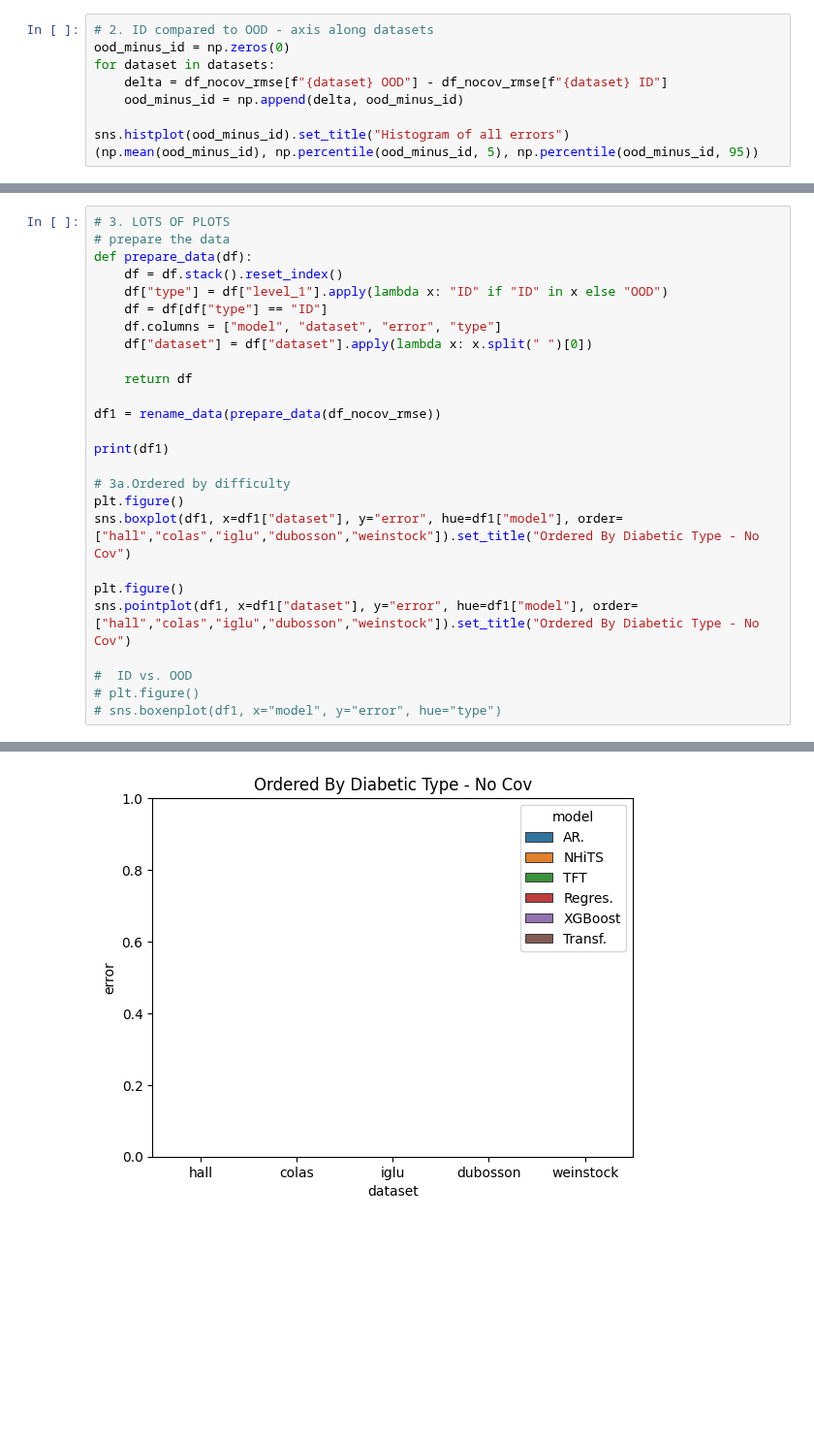
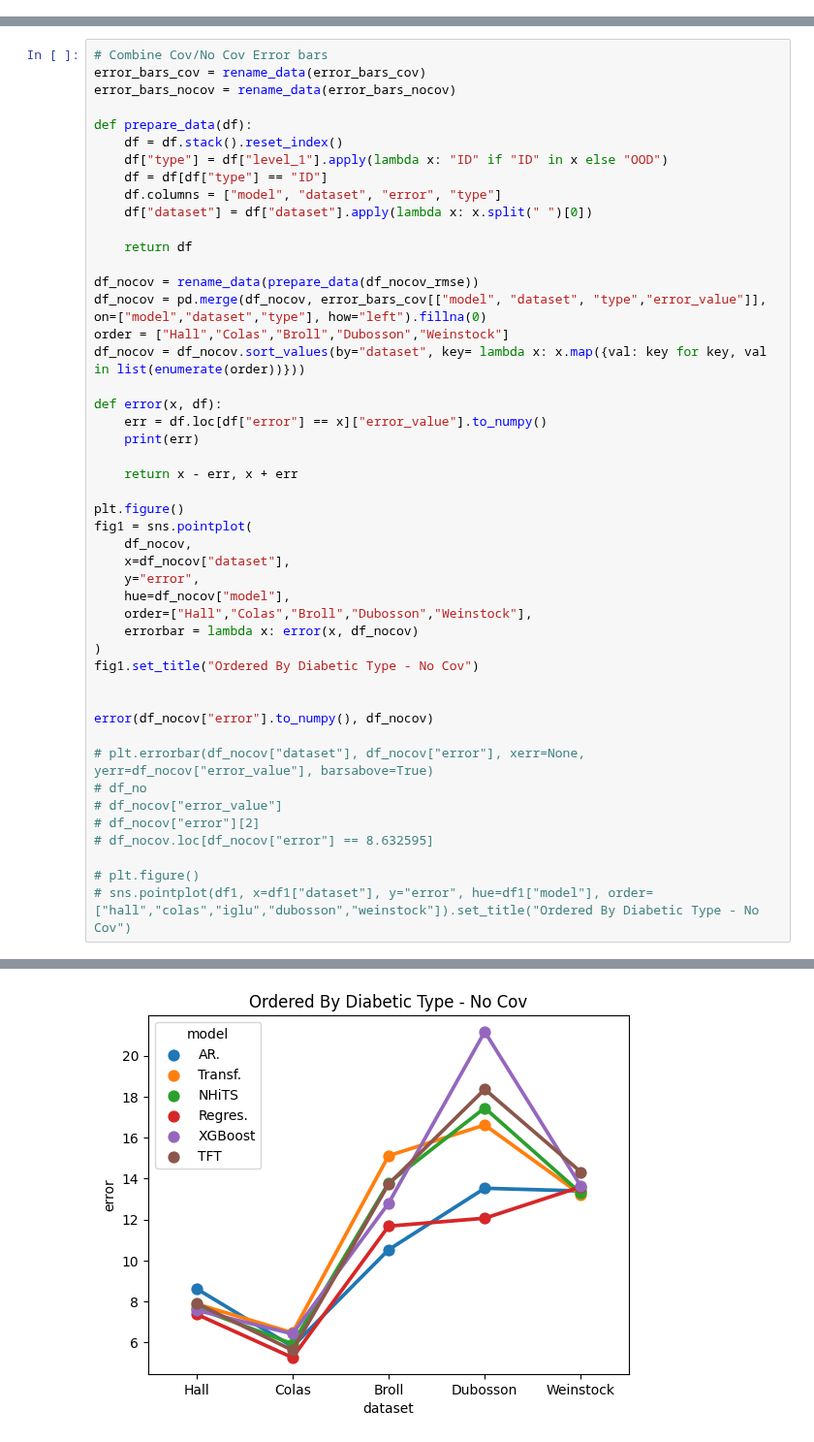
Before and after one commit to IrinaStatsLab/GlucoBench, a Jupyter notebook: presentation/njf-plots.ipynb, the cells around one changed output, grey strips where cells are left out. Shown at 97% size. Drawn from its saved outputs; the diff is of its cells as text; blank space fills up the shorter version.

Commit message:
Updated the figures

```diff
--- a/presentation/njf-plots.ipynb
+++ b/presentation/njf-plots.ipynb
@@ -127,9 +103,0 @@ Mean of all errors (no cov):  9.726042182631375
-# %%
-# 2. ID compared to OOD - axis along datasets
-ood_minus_id = np.zeros(0)
-for dataset in datasets:
-    delta = df_nocov_rmse[f"{dataset} OOD"] - df_nocov_rmse[f"{dataset} ID"]
-    ood_minus_id = np.append(delta, ood_minus_id)
-
-sns.histplot(ood_minus_id).set_title("Histogram of all errors")
-(np.mean(ood_minus_id), np.percentile(ood_minus_id, 5), np.percentile(ood_minus_id, 95))
@@ -199,6 +151,8 @@ fig.legend(loc="lower left")
 # %%
-# 3. LOTS OF PLOTS
-# prepare the data
+# Combine Cov/No Cov Error bars
+error_bars_cov = rename_data(error_bars_cov)
+error_bars_nocov = rename_data(error_bars_nocov)
+
 def prepare_data(df):
     df = df.stack().reset_index()
     df["type"] = df["level_1"].apply(lambda x: "ID" if "ID" in x else "OOD")
@@ -208,18 +162,37 @@ def prepare_data(df):
 
     return df
 
-df1 = rename_data(prepare_data(df_nocov_rmse))
+df_nocov = rename_data(prepare_data(df_nocov_rmse))
+df_nocov = pd.merge(df_nocov, error_bars_cov[["model", "dataset", "type","error_value"]], on=["model","dataset","type"], how="left").fillna(0)
+order = ["Hall","Colas","Broll","Dubosson","Weinstock"]
+df_nocov = df_nocov.sort_values(by="dataset", key= lambda x: x.map({val: key for key, val in list(enumerate(order))}))
 
-print(df1)
+def error(x, df):
+    err = df.loc[df["error"] == x]["error_value"].to_numpy()
+    print(err)
 
-# 3a.Ordered by difficulty
-plt.figure()
-sns.boxplot(df1, x=df1["dataset"], y="error", hue=df1["model"], order=["hall","colas","iglu","dubosson","weinstock"]).set_title("Ordered By Diabetic Type - No Cov")
+    return x - err, x + err
 
 plt.figure()
-sns.pointplot(df1, x=df1["dataset"], y="error", hue=df1["model"], order=["hall","colas","iglu","dubosson","weinstock"]).set_title("Ordered By Diabetic Type - No Cov")
+fig1 = sns.pointplot(
+    df_nocov,
+    x=df_nocov["dataset"],
+    y="error",
+    hue=df_nocov["model"],
+    order=["Hall","Colas","Broll","Dubosson","Weinstock"],
+    errorbar = lambda x: error(x, df_nocov)
+)
+fig1.set_title("Ordered By Diabetic Type - No Cov")
 
-#  ID vs. OOD
+
+error(df_nocov["error"].to_numpy(), df_nocov)
+
+# plt.errorbar(df_nocov["dataset"], df_nocov["error"], xerr=None, yerr=df_nocov["error_value"], barsabove=True)
+# df_no
+# df_nocov["error_value"]
+# df_nocov["error"][2]
+# df_nocov.loc[df_nocov["error"] == 8.632595]
+
 # plt.figure()
-# sns.boxenplot(df1, x="model", y="error", hue="type")
+# sns.pointplot(df1, x=df1["dataset"], y="error", hue=df1["model"], order=["hall","colas","iglu","dubosson","weinstock"]).set_title("Ordered By Diabetic Type - No Cov")
 # %% [output]
@@ -244 +216 @@ Text(0.5, 1.0, 'Ordered By Diabetic Type - No Cov')
-[figure, old version]
+[figure, new version]
```
Also changed, not shown: parts of 7 cells of this notebook, 2 other files.
